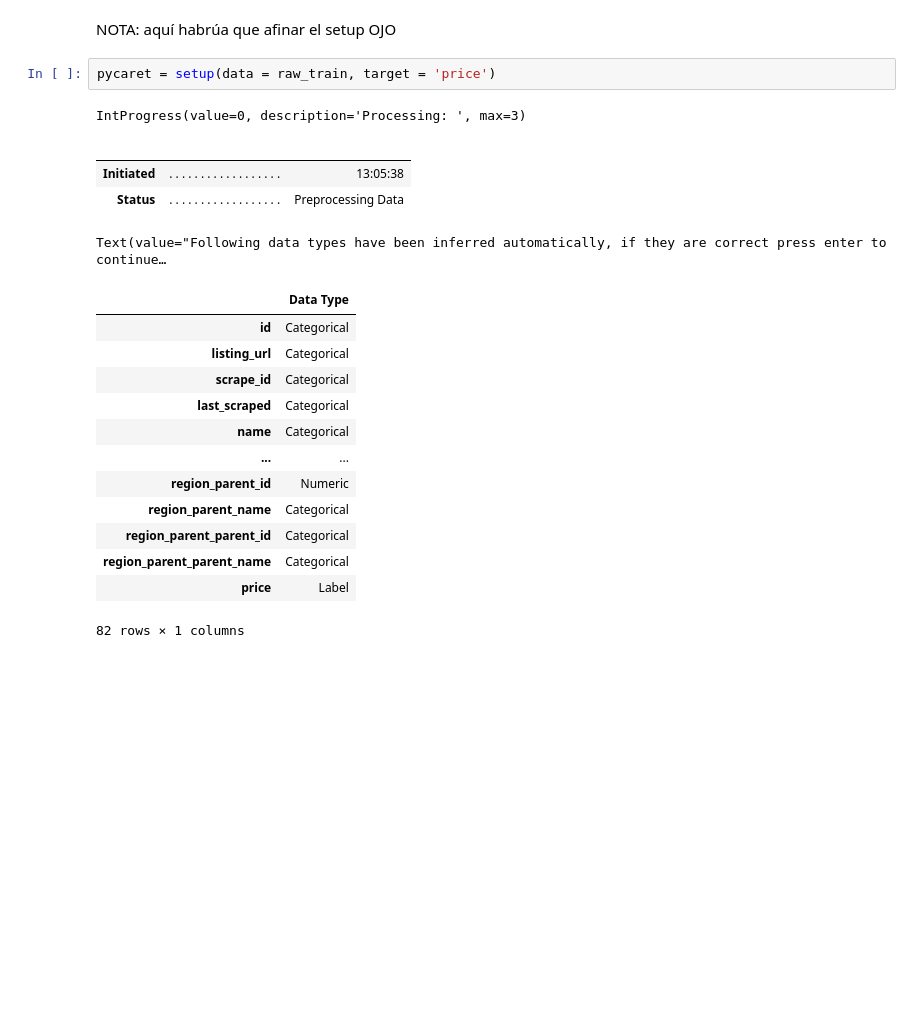
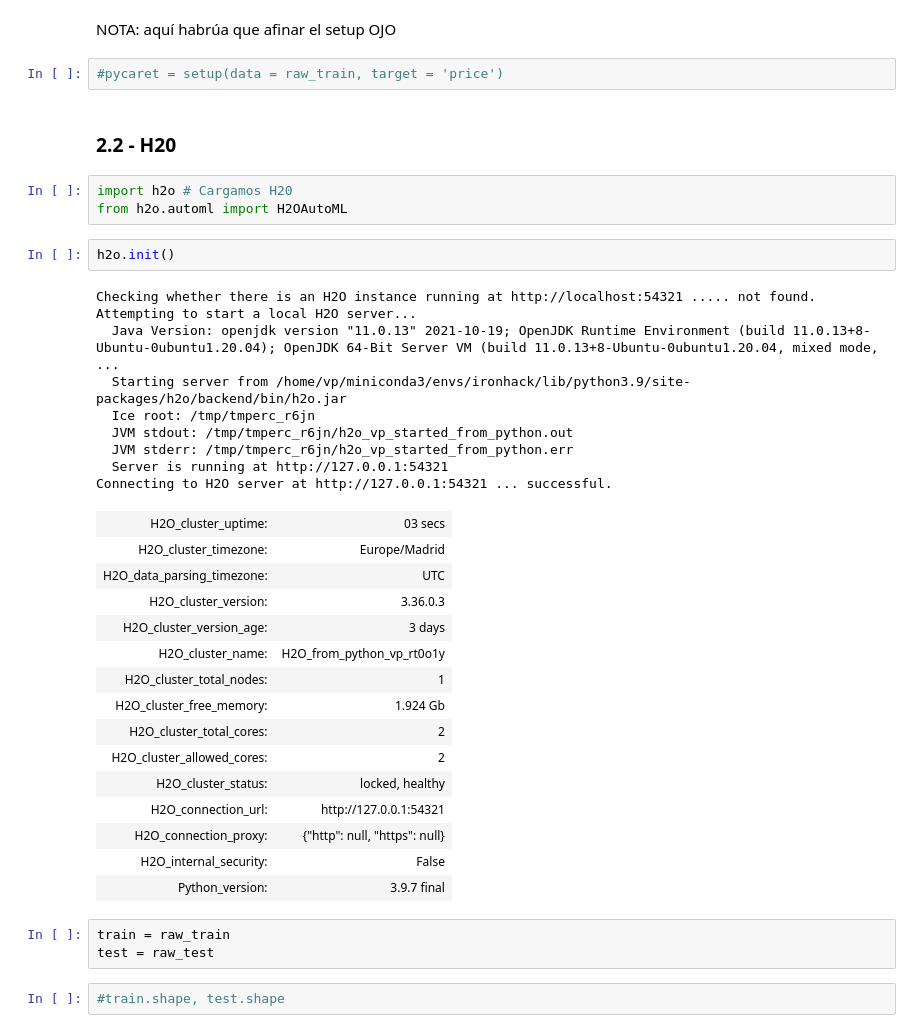
Before and after one commit to VictorPablo12/ML_kaggle_competition, a Jupyter notebook: Main.ipynb, the cells around one changed output. Cells and saved outputs as stored; diff of their text form; blank space fills up the shorter version.

```diff
--- a/Main.ipynb
+++ b/Main.ipynb
@@ -98,24 +80,41 @@ raw_train.describe().T
 # %% [markdown]
 NOTA: aquí habrúa que afinar el setup OJO
 # %%
-pycaret = setup(data = raw_train, target = 'price')
+#pycaret = setup(data = raw_train, target = 'price')
-# %% [output]
-IntProgress(value=0, description='Processing: ', max=3)
-|  |  |  |
-|  |  |  |
-| Initiated | . . . . . . . . . . . . . . . . . . | 13:05:38 |
-| Status | . . . . . . . . . . . . . . . . . . | Preprocessing Data |
-Text(value="Following data types have been inferred automatically, if they are correct press enter to continue…
-|  | Data Type |
-| id | Categorical |
-| listing_url | Categorical |
-| scrape_id | Categorical |
-| last_scraped | Categorical |
-| name | Categorical |
-| ... | ... |
-| region_parent_id | Numeric |
-| region_parent_name | Categorical |
-| region_parent_parent_id | Categorical |
-| region_parent_parent_name | Categorical |
-| price | Label |
-82 rows × 1 columns
+# %% [markdown]
+### 2.2 - H20
+# %%
+import h2o # Cargamos H20
+from h2o.automl import H2OAutoML
+# %%
+h2o.init()
+# %% [output]
+Checking whether there is an H2O instance running at http://localhost:54321 ..... not found.
+Attempting to start a local H2O server...
+  Java Version: openjdk version "11.0.13" 2021-10-19; OpenJDK Runtime Environment (build 11.0.13+8-Ubuntu-0ubuntu1.20.04); OpenJDK 64-Bit Server VM (build 11.0.13+8-Ubuntu-0ubuntu1.20.04, mixed mode,  ...
+  Starting server from /home/vp/miniconda3/envs/ironhack/lib/python3.9/site-packages/h2o/backend/bin/h2o.jar
+  Ice root: /tmp/tmperc_r6jn
+  JVM stdout: /tmp/tmperc_r6jn/h2o_vp_started_from_python.out
+  JVM stderr: /tmp/tmperc_r6jn/h2o_vp_started_from_python.err
+  Server is running at http://127.0.0.1:54321
+Connecting to H2O server at http://127.0.0.1:54321 ... successful.
+| H2O_cluster_uptime: | 03 secs |
+| H2O_cluster_timezone: | Europe/Madrid |
+| H2O_data_parsing_timezone: | UTC |
+| H2O_cluster_version: | 3.36.0.3 |
+| H2O_cluster_version_age: | 3 days |
+| H2O_cluster_name: | H2O_from_python_vp_rt0o1y |
+| H2O_cluster_total_nodes: | 1 |
+| H2O_cluster_free_memory: | 1.924 Gb |
+| H2O_cluster_total_cores: | 2 |
+| H2O_cluster_allowed_cores: | 2 |
+| H2O_cluster_status: | locked, healthy |
+| H2O_connection_url: | http://127.0.0.1:54321 |
+| H2O_connection_proxy: | {"http": null, "https": null} |
+| H2O_internal_security: | False |
+| Python_version: | 3.9.7 final |
+# %%
+train = raw_train
+test = raw_test
+# %%
+#train.shape, test.shape
```
Also changed, not shown: parts of 4 cells of this notebook.
